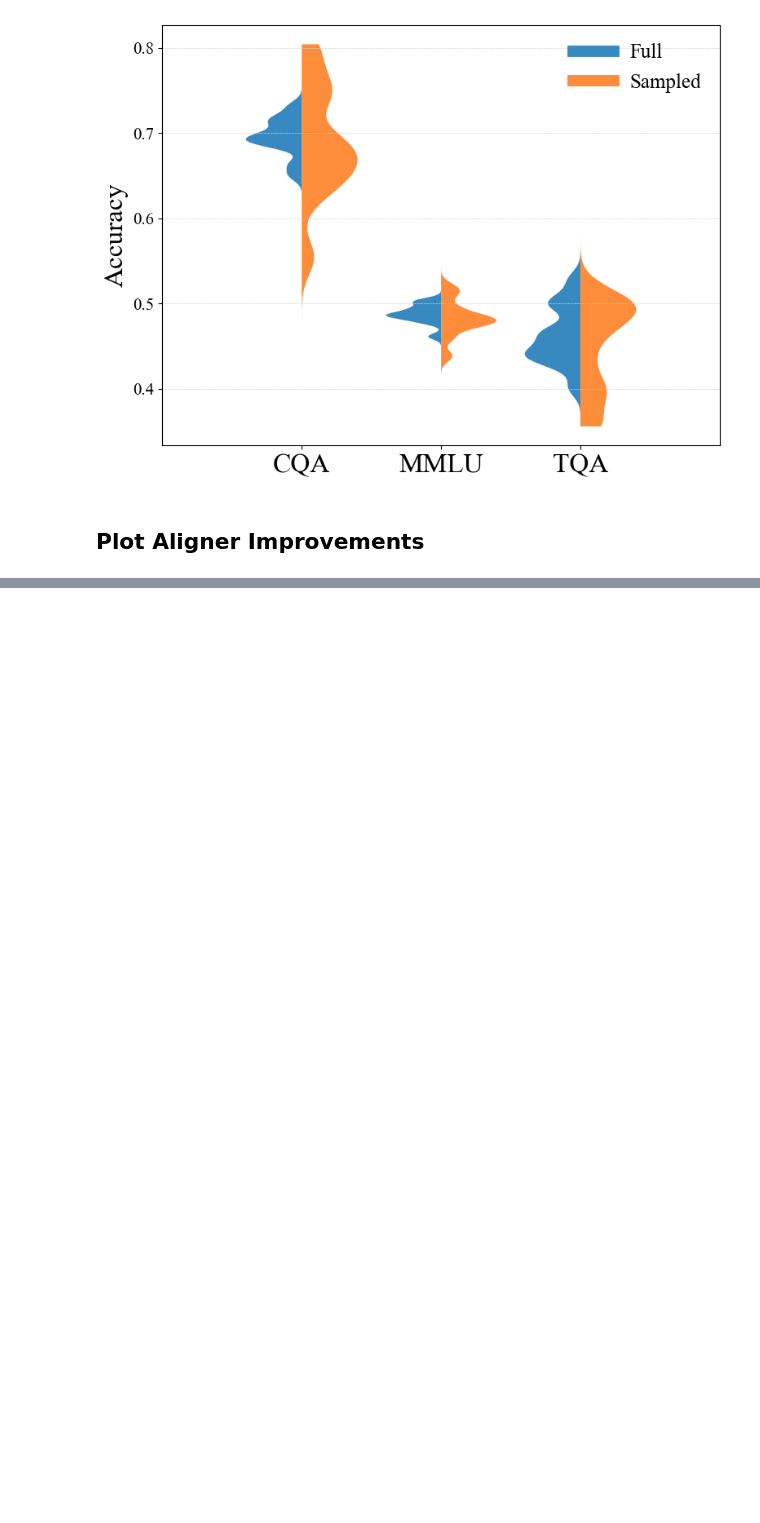
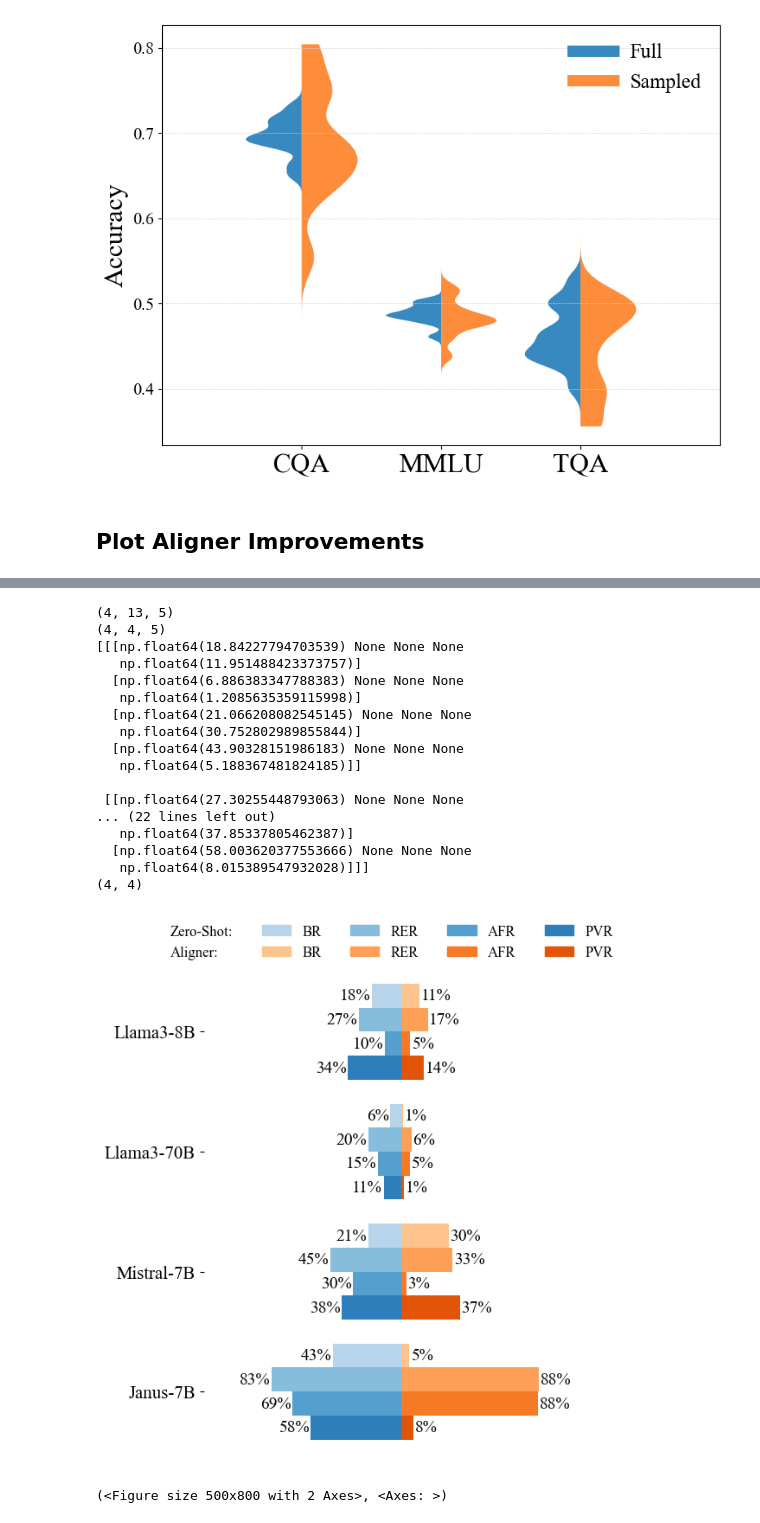
Before and after one commit to chimaobi-okite/pref_aligner, a Jupyter notebook: process_results.ipynb, the cells around one changed output, grey strips where cells are left out. Cells and saved outputs as stored; diff of their text form; code cells hidden in the pictures; blank space fills up the shorter version.

```diff
--- a/process_results.ipynb
+++ b/process_results.ipynb
@@ -492,0 +469,55 @@ TypeError: unsupported operand type(s) for -: 'NoneType' and 'NoneType'
+# %%
+
+metrics_baseline = ["BR", "RER", "AFR", "PVR"]
+data, order = results_dict.get_field_matrix(
+    field=metrics_baseline,
+    fixed_keys={
+        "dataset": "full",
+        "relevance": "irrelevant_set",
+    },
+    axis_keys=["model", "method"]
+)
+data = np.array(data)
+print(data.shape)
+# Take the first 5
+data = data[:, :4]
+models_ref = MODELS[:4].copy()
+print(data.shape)       # [fields x models x methods]
+print(data)
+
+improvement = (data[...,0] - data[...,-1]).astype(np.float32)
+print(improvement.shape)    # improvement = [fields, models]
+
+# from results_helper import METRIC_LABELS_ABBR
+
+data2plot = improvement.T
+
+# for i, metric in enumerate(metrics_baseline):
+aligner_improvement_hbarplot(
+    data[...,0].T,
+    data[...,-1].T,
+    models=[MODELS_SHORT_DICT[m] for m in models_ref],
+    metrics=[METRIC_LABELS_ABBR[metric] for metric in metrics_baseline],
+    title=f"Aligner Improvement by Model Mixed",
+    show=True,
+)
+# %% [output]
+(4, 13, 5)
+(4, 4, 5)
+[[[np.float64(18.84227794703539) None None None
+   np.float64(11.951488423373757)]
+  [np.float64(6.886383347788383) None None None
+   np.float64(1.2085635359115998)]
+  [np.float64(21.066208082545145) None None None
+   np.float64(30.752802989855844)]
+  [np.float64(43.90328151986183) None None None
+   np.float64(5.188367481824185)]]
+
+ [[np.float64(27.30255448793063) None None None
+... (22 lines left out)
+   np.float64(37.85337805462387)]
+  [np.float64(58.003620377553666) None None None
+   np.float64(8.015389547932028)]]]
+(4, 4)
+[figure, added]
+(<Figure size 500x800 with 2 Axes>, <Axes: >)
```
Also changed, not shown: parts of 6 cells of this notebook, 25 other files.
